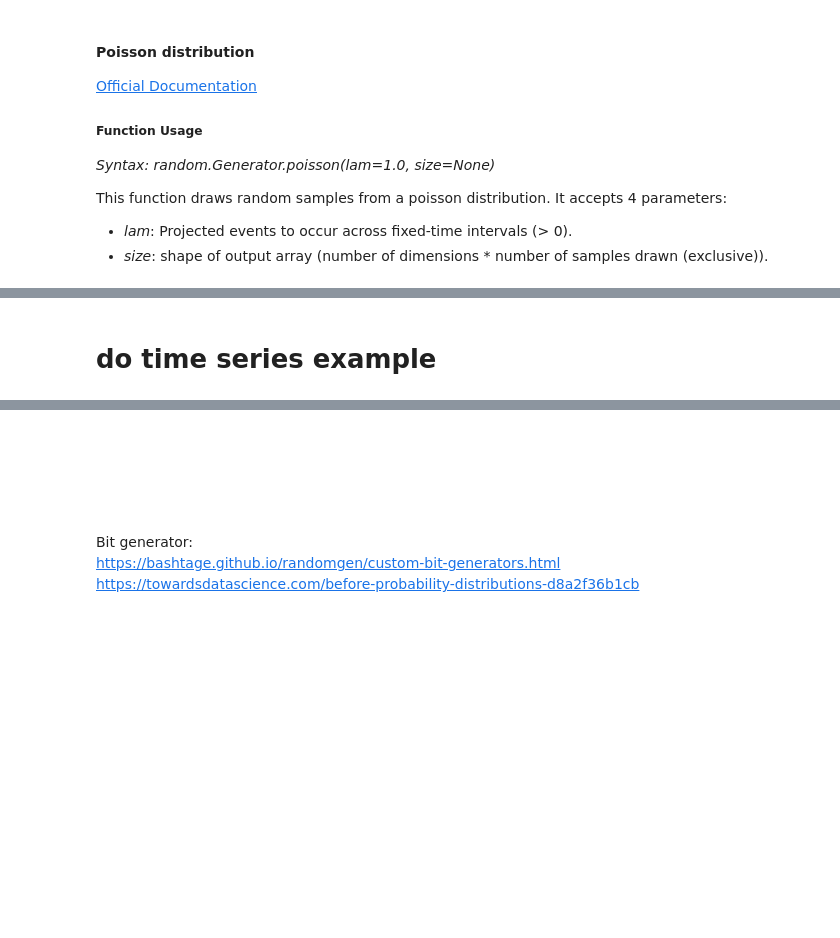
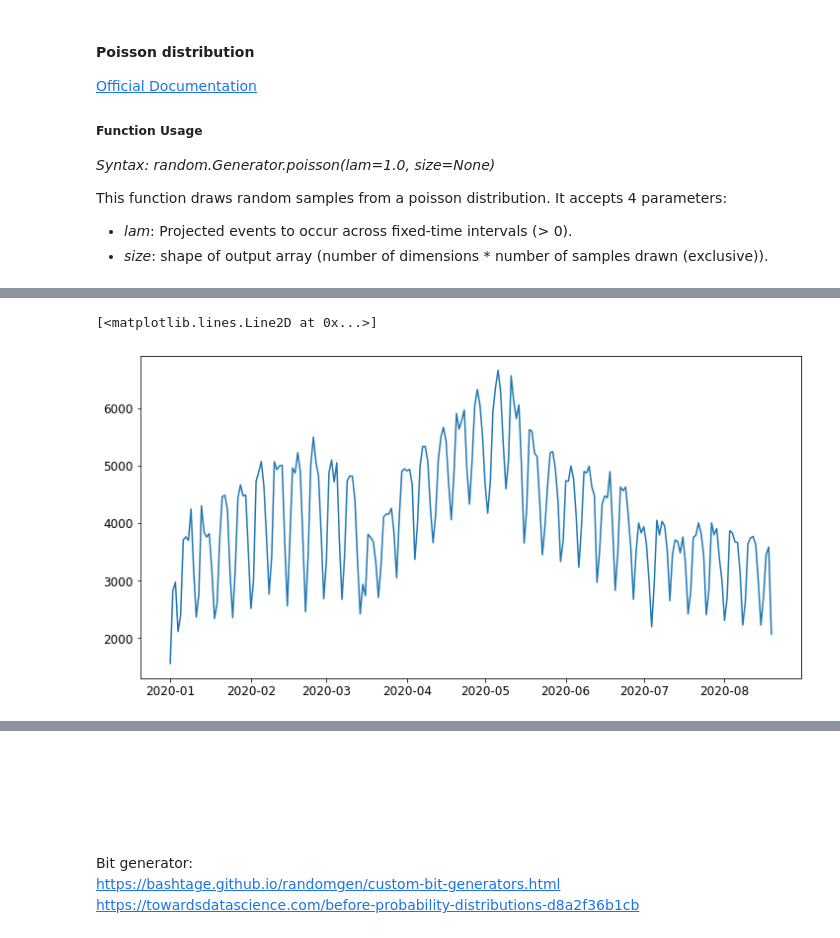
Before and after one commit to CiaranMoran27/playing_with_jupyter, a Jupyter notebook: numpy-random.ipynb, the cells around one changed output, grey strips where cells are left out. Cells and saved outputs as stored; diff of their text form; code cells hidden in the pictures; blank space fills up the shorter version.

```diff
--- a/numpy-random.ipynb
+++ b/numpy-random.ipynb
@@ -961,2 +991,0 @@ of trials (each trial corresponds to a very small portion of time) leading to a
-# %% [markdown]
-# do time series example
@@ -963,3 +994,23 @@ of trials (each trial corresponds to a very small portion of time) leading to a
+# %%
+# dataset got 'here https://www.kaggle.com/bobnau/daily-website-visitors'
+read_path = 'numpy_data_sets/daily-website-visitors.csv'
+df = pd.read_csv(read_path)
+
+dfDate = df['Date']
+df['Date'] = pd.to_datetime(df['Date'])
+
+mask = (df['Date'] >= '2020-01-01') & (df['Date'] <= '2020-12-31')
+df = df.loc[mask]
+
+reformat_cols = ['Page.Loads', 'Unique.Visits', 'First.Time.Visits', 'Returning.Visits']
+df[reformat_cols] = df[reformat_cols].stack().str.replace(',','').unstack()
+df[reformat_cols] = df[reformat_cols].apply(pd.to_numeric, errors = 'coerce')
+
+fig , ax = plt.subplots(figsize = (12, 6))
+plt.plot(df['Date'], df['Page.Loads'])
+# %% [output]
+[<matplotlib.lines.Line2D at 0x...>]
+[figure, added]
 # %% [markdown]
 ### References
 
```
Also changed, not shown: parts of 24 cells of this notebook, 1 other file.
